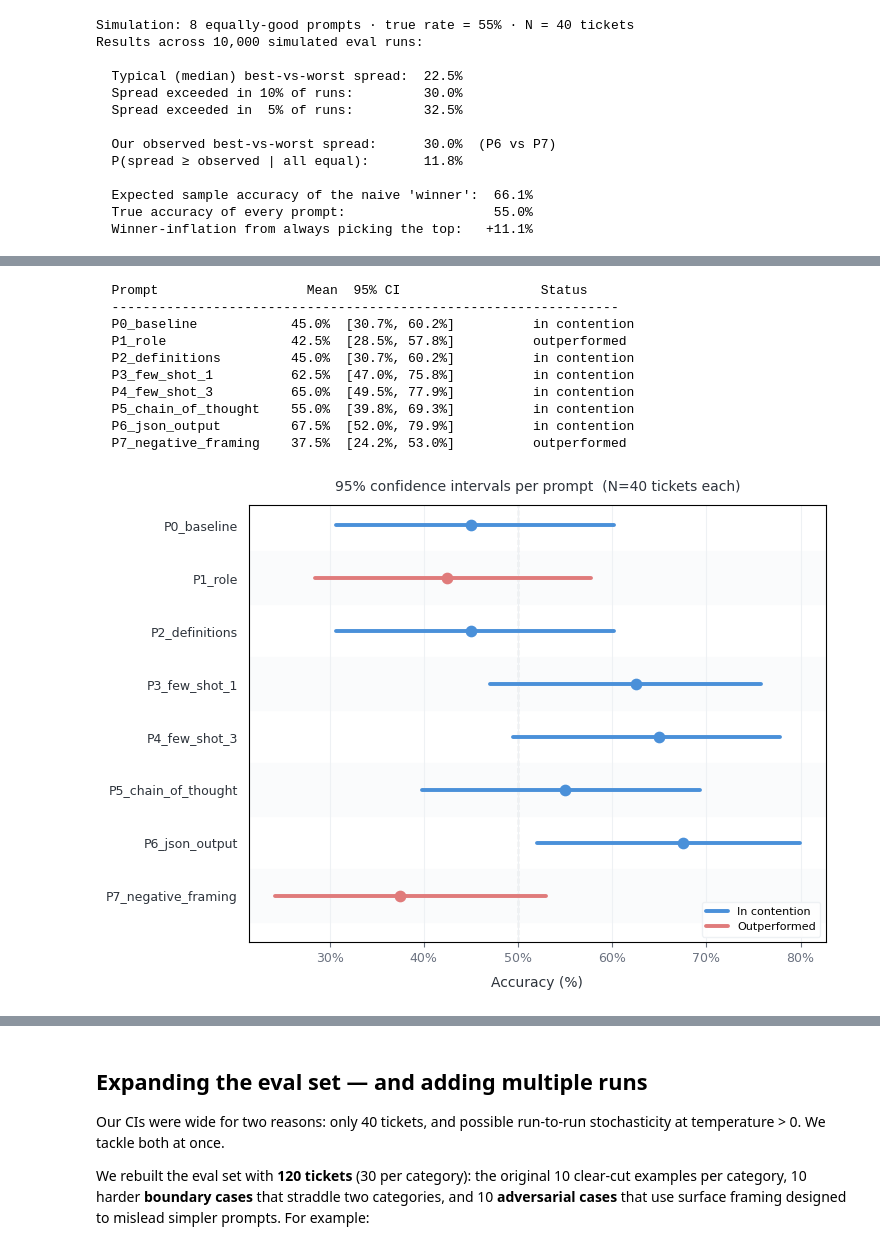
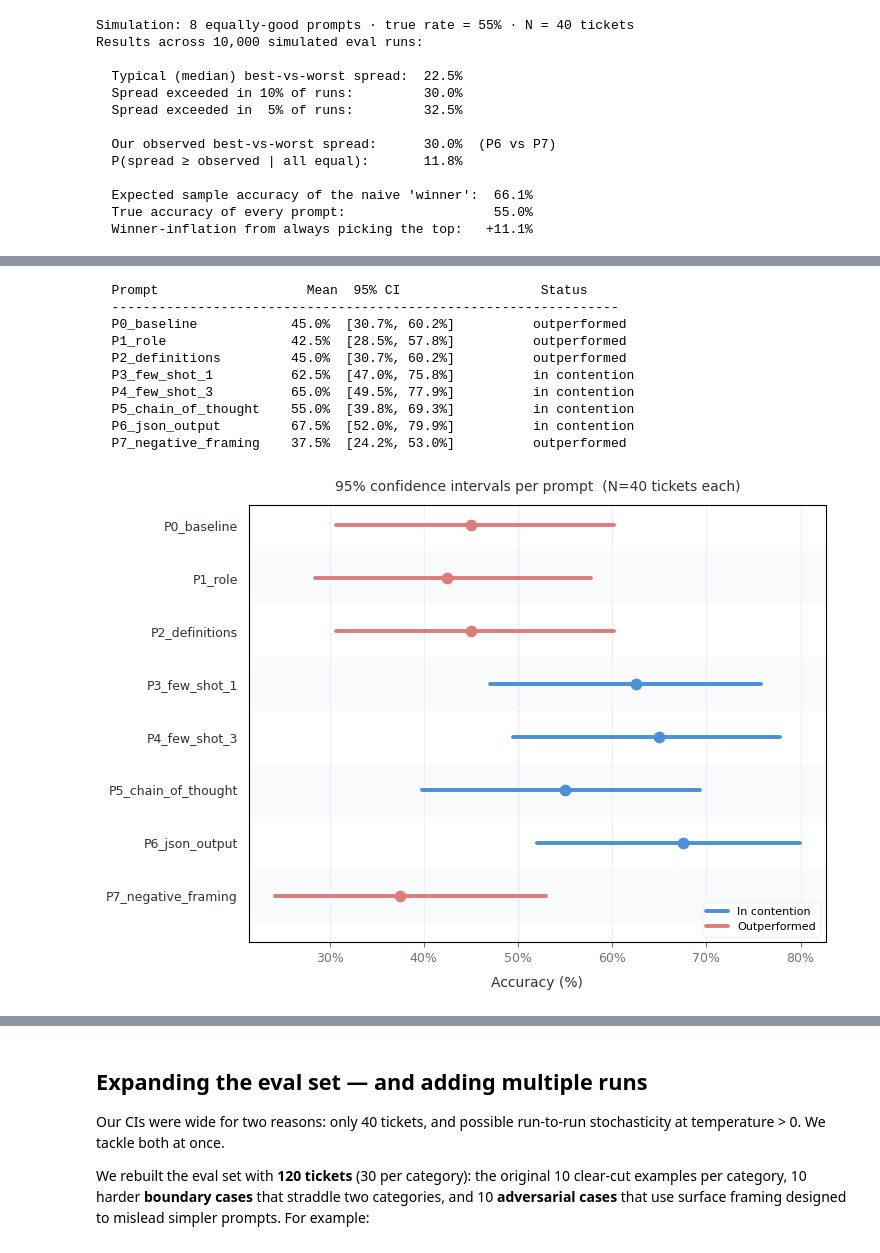
Before and after one commit to ianarawjo/evalstats, a Jupyter notebook: website/notebooks/best-prompt.ipynb, the cells around one changed output, grey strips where cells are left out. Saved outputs shown, nothing was run; the diff lists cells and outputs as text; code cells hidden in the pictures.

Commit message:
WIP: Best-prompt improvements

```diff
--- a/website/notebooks/best-prompt.ipynb
+++ b/website/notebooks/best-prompt.ipynb
@@ -131,39 +131,38 @@ Let's run the full analysis:
 # %%
 # One score array per prompt (40 binary values each)
 scores = {
     p: df[df["prompt_id"] == p]["correct"].tolist()
     for p in PROMPTS
 }
 
-# compare_prompts runs all pairwise comparisons with Holm correction.
+# simultaneous_ci=True (default): pairwise CIs are widened to control FWER across all 28 pairs.
+# correction="holm": also report Holm-adjusted p-values as a secondary check.
 report = pstats.compare_prompts(
     scores,
-    correction="holm",
+    simultaneous_ci=True, # This is true by default, but we set it explicitly here for clarity.
     rng=np.random.default_rng(42),
-    # If we were using a bootstrap method, we could control for multiple comparisons in the CIs too:
-    # simultaneous_ci=True,  # Correct pairwise CIs for multiple comparisons
 )
 
 report.print_ci_table()
 
 pstats.plot_ci_forest(
     report,
     title="95% confidence intervals per prompt  (N=40 tickets each)",
     sort_by="input_order"
 )
 plt.show()
 # %% [output]
   Prompt                   Mean  95% CI                  Status
   -----------------------------------------------------------------
-  P0_baseline            45.0%  [30.7%, 60.2%]          in contention
+  P0_baseline            45.0%  [30.7%, 60.2%]          outperformed
   P1_role                42.5%  [28.5%, 57.8%]          outperformed
-  P2_definitions         45.0%  [30.7%, 60.2%]          in contention
+  P2_definitions         45.0%  [30.7%, 60.2%]          outperformed
   P3_few_shot_1          62.5%  [47.0%, 75.8%]          in contention
   P4_few_shot_3          65.0%  [49.5%, 77.9%]          in contention
   P5_chain_of_thought    55.0%  [39.8%, 69.3%]          in contention
   P6_json_output         67.5%  [52.0%, 79.9%]          in contention
   P7_negative_framing    37.5%  [24.2%, 53.0%]          outperformed
-[figure, old version]
+[figure, new version]
 # %%
 report.summary()
 # %% [output]
```
Also changed, not shown: parts of 9 cells of this notebook, 2 other files.
